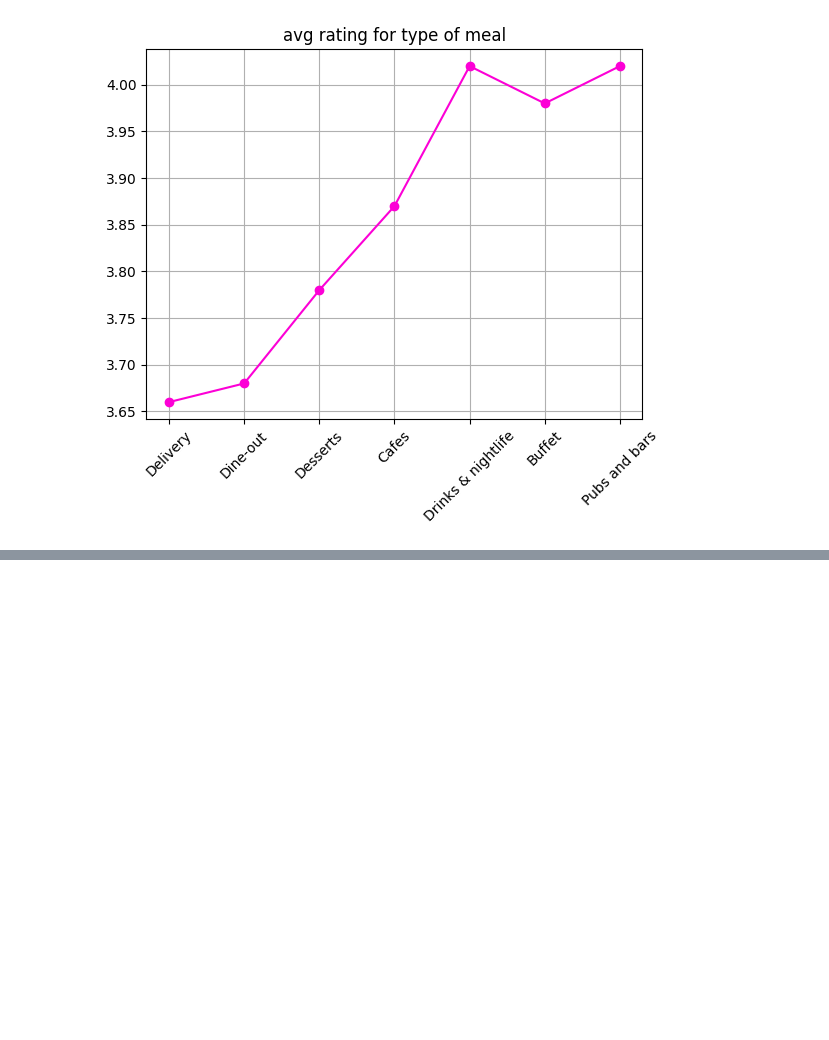
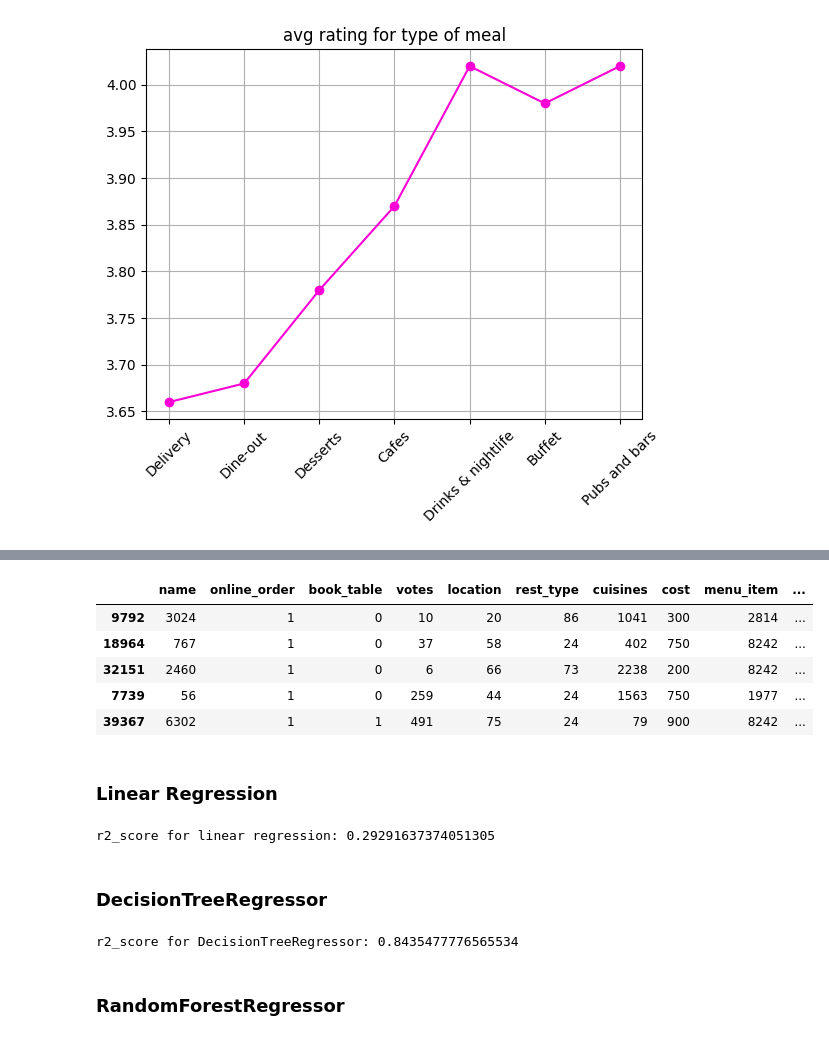
Before and after one commit to 07Sada/Restaurant_Rating_Prediction, a Jupyter notebook: Restaurant_Rating_Prediction.ipynb, the cells around one changed output, grey strips where cells are left out. Drawn from its saved outputs; the diff is of its cells as text; code cells hidden in the pictures; blank space fills up the shorter version.

Commit message:
model created

```diff
--- a/Restaurant_Rating_Prediction.ipynb
+++ b/Restaurant_Rating_Prediction.ipynb
@@ -726,0 +755,70 @@ plt.show()
+# %%
+x = df_en.iloc[:,[1,2,3,5,6,7,8,9,11,12]]
+y = df_en['rate']
+
+# Spliting the test and train dataset
+x_train, x_test, y_train, y_test = train_test_split(x, y, test_size=0.2, random_state=353)
+# %%
+x_train.head()
+# %% [output]
+|  | name | online_order | book_table | votes | location | rest_type | cuisines | cost | menu_item | ... |
+| 9792 | 3024 | 1 | 0 | 10 | 20 | 86 | 1041 | 300 | 2814 | ... |
+| 18964 | 767 | 1 | 0 | 37 | 58 | 24 | 402 | 750 | 8242 | ... |
+| 32151 | 2460 | 1 | 0 | 6 | 66 | 73 | 2238 | 200 | 8242 | ... |
+| 7739 | 56 | 1 | 0 | 259 | 44 | 24 | 1563 | 750 | 1977 | ... |
+| 39367 | 6302 | 1 | 1 | 491 | 75 | 24 | 79 | 900 | 8242 | ... |
+# %% [markdown]
+### Linear Regression
+# %%
+# import the LinearRegression class from scikit-learn's linear_model module
+from sklearn.linear_model import LinearRegression
+
+# create an instance of the LinearRegression class
+reg = LinearRegression()
+
+# fit the linear regression model to the training data
+reg.fit(x_train, y_train)
+
+# make predictions on the test data using the fitted model
+y_pred = reg.predict(x_test)
+
+# import the r2_score function from scikit-learn's metrics module
+from sklearn.metrics import r2_score
+
+# calculate the R2 score for the linear regression model on the test data
+# The R2 score ranges from 0 to 1, where a value of 1.0 indicates a perfect fit, and a value close to 0.0 indicates a poor fit.
+r2 = r2_score(y_test, y_pred)
+
+# print the R2 score
+print(f"r2_score for linear regression:", r2)
+# %% [output]
+r2_score for linear regression: 0.29291637374051305
+# %% [markdown]
+### DecisionTreeRegressor
+# %%
+# import the DecisionTreeRegressor class from scikit-learn's tree module
+from sklearn.tree import DecisionTreeRegressor
+
+# create an instance of the DecisionTreeRegressor class
+# with min_samples_leaf parameter set to 0.0001
+Dtree = DecisionTreeRegressor(min_samples_leaf=0.0001)
+
+# fit the decision tree regression model to the training data
+Dtree.fit(x_train, y_train)
+
+# make predictions on the test data using the fitted model
+y_pred = Dtree.predict(x_test)
+
+# import the r2_score function from scikit-learn's metrics module
+from sklearn.metrics import r2_score
+
+# calculate the R2 score for the decision tree regression model on the test data
+# The R2 score ranges from 0 to 1, where a value of 1.0 indicates a perfect fit, and a value close to 0.0 indicates a poor fit.
+r2 = r2_score(y_test, y_pred)
+
+# print the R2 score
+print(f"r2_score for DecisionTreeRegressor:", r2)
+# %% [output]
+r2_score for DecisionTreeRegressor: 0.8435477776565534
+# %% [markdown]
+### RandomForestRegressor
```
Also changed, not shown: parts of 14 cells of this notebook, 1 other file.
